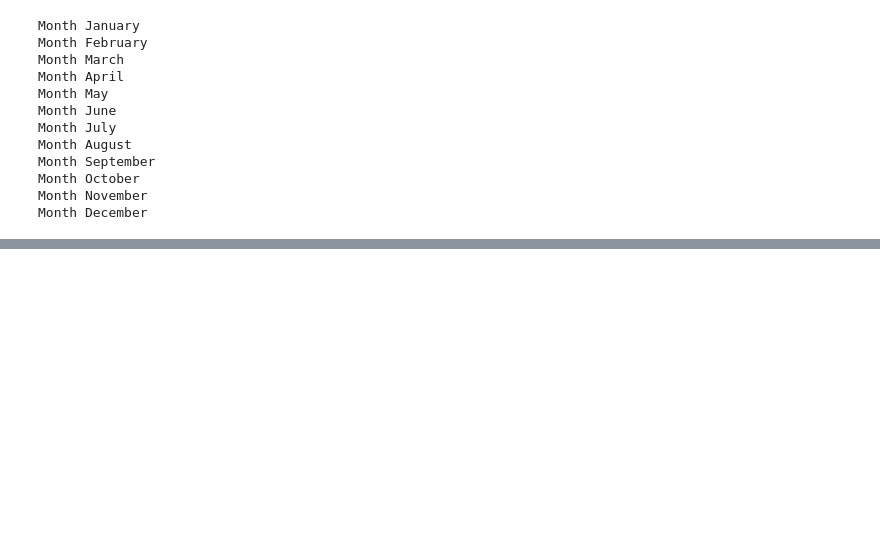
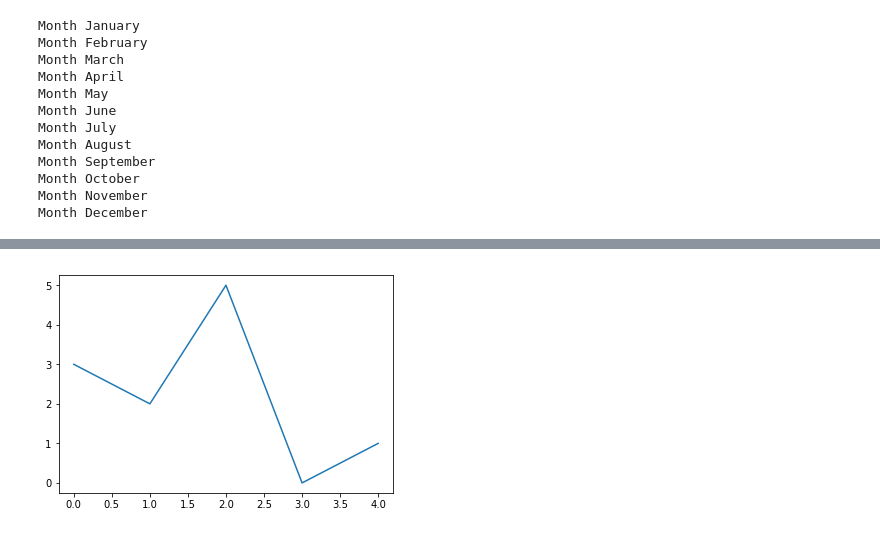
Before and after one commit to imnmo/teach-yourself-machine-learning, a Jupyter notebook: CatchUpWIthPython.ipynb, the cells around one changed output, grey strips where cells are left out. Saved outputs shown, nothing was run; the diff lists cells and outputs as text; code cells hidden in the pictures; blank space fills up the shorter version.

Commit message:
add matplotlib

```diff
--- a/CatchUpWIthPython.ipynb
+++ b/CatchUpWIthPython.ipynb
@@ -139,0 +174,7 @@ Month December
+# %%
+import matplotlib.pyplot as plt
+vals = [3,2,5,0,1]
+plt.plot(vals)
+plt.show()
+# %% [output]
+[figure, added]
```
Also changed, not shown: parts of 4 cells of this notebook.
